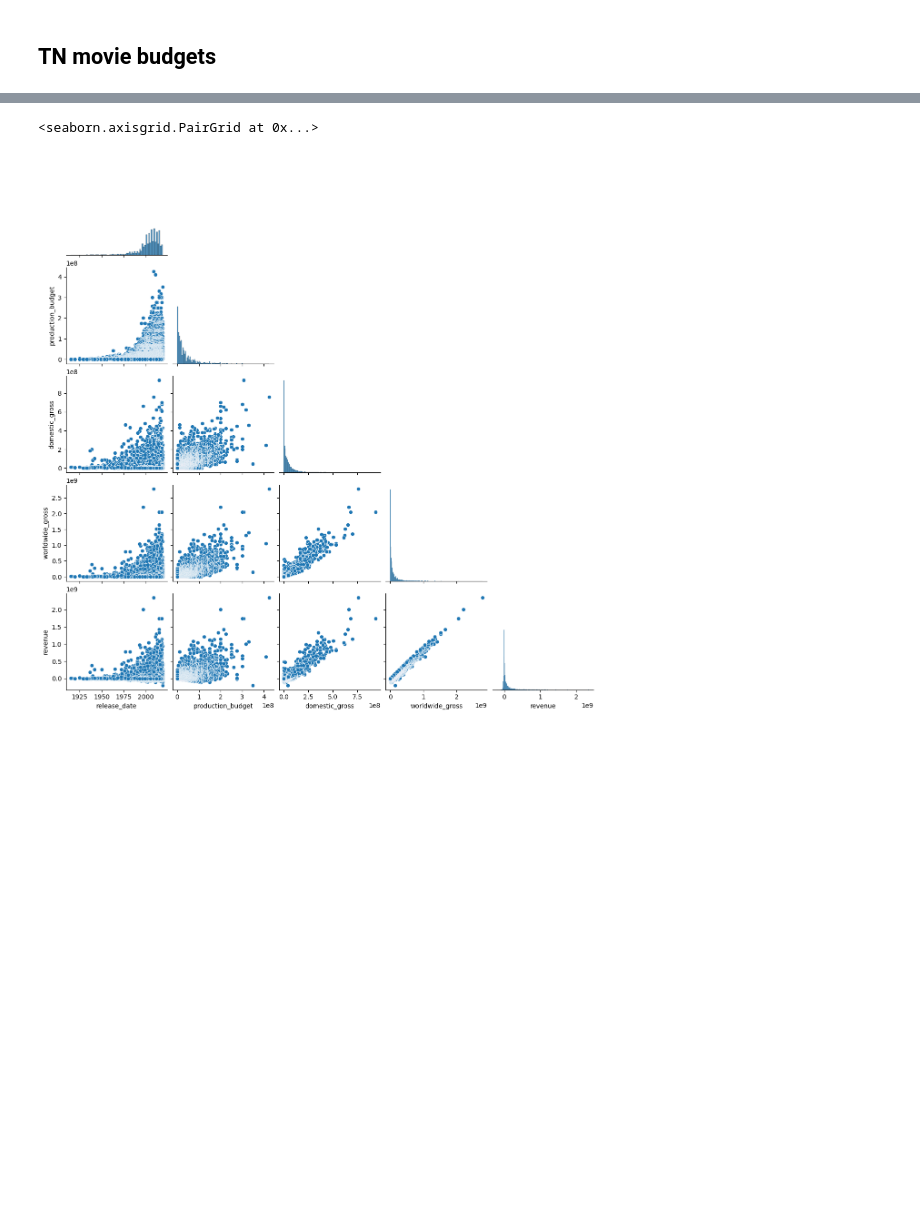
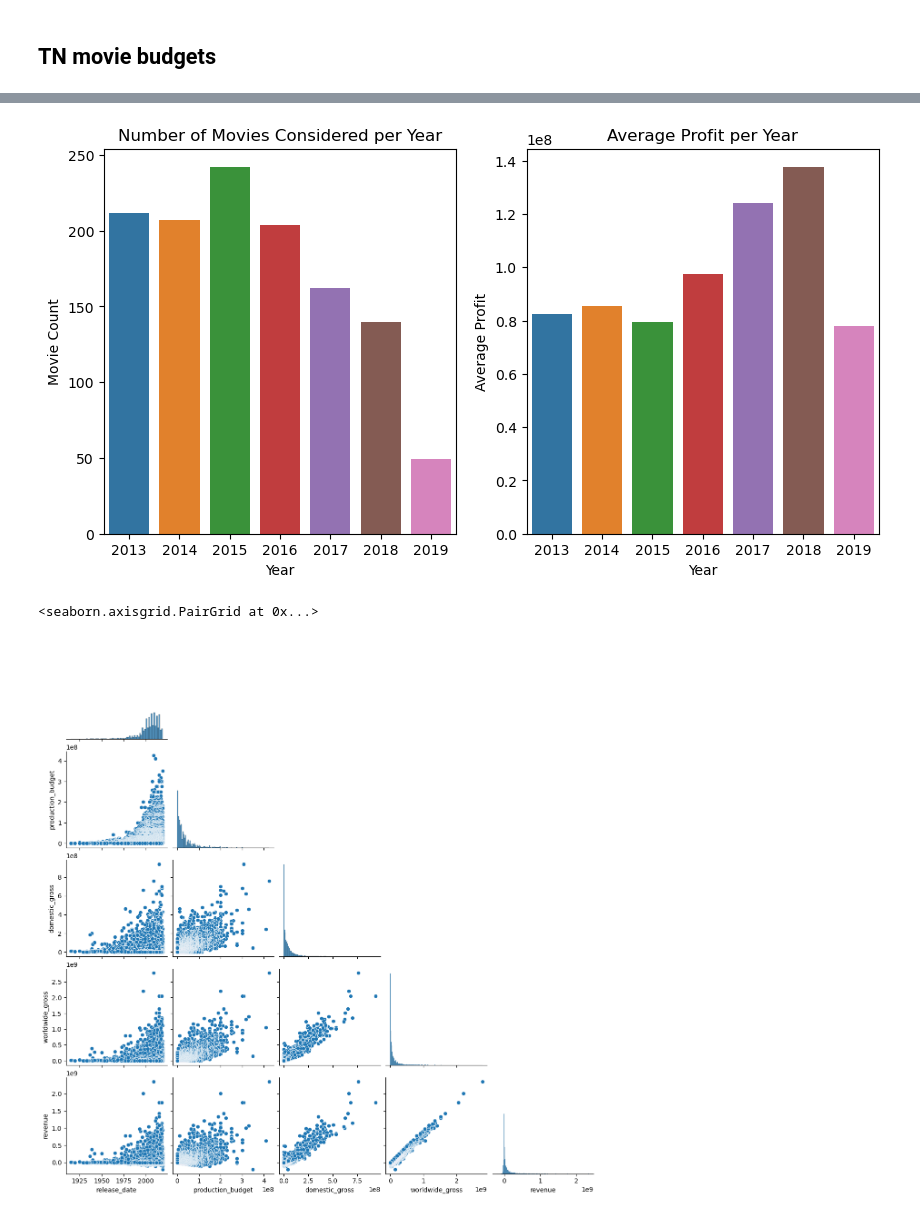
Before and after one commit to alexanderdaffara/Movies_Insights_EDA, a Jupyter notebook: Alex-Notebook.ipynb, the cells around one changed output, grey strips where cells are left out. Drawn from its saved outputs; the diff is of its cells as text; code cells hidden in the pictures; blank space fills up the shorter version.

```diff
--- a/Alex-Notebook.ipynb
+++ b/Alex-Notebook.ipynb
@@ -207,3 +225,19 @@ budgets_df = budgets_df.loc[budgets_df['worldwide_gross'] != 0]
+# %%
+fig, (ax1, ax2) = plt.subplots(ncols=2, figsize=(10,5))
+data = modern_budgets_df.release_year.value_counts()
+sns.barplot(x = data.index,
+            y = data,
+            ax=ax1,
+            errwidth=0).set(title='Number of Movies Considered per Year', ylabel='Movie Count', xlabel='Year')
+data = modern_budgets_df.groupby('release_year').mean()
+sns.barplot(x = data.index,
+            y = 'profit',
+            data=data,
+            ax=ax2,
+            errwidth=0).set(title='Average Profit per Year', ylabel='Average Profit', xlabel='Year')
+plt.show()
+# %% [output]
+[figure, added]
 # %%
 sns.pairplot(budgets_df, corner=True)
 # %% [output]
```
Also changed, not shown: parts of 31 cells of this notebook.
